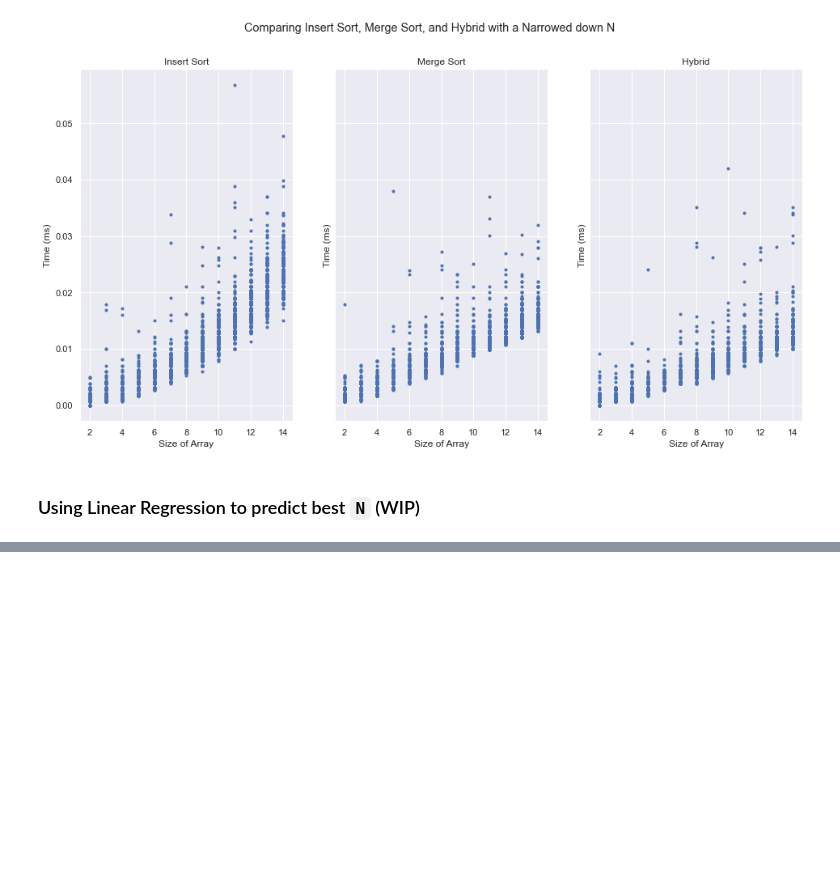
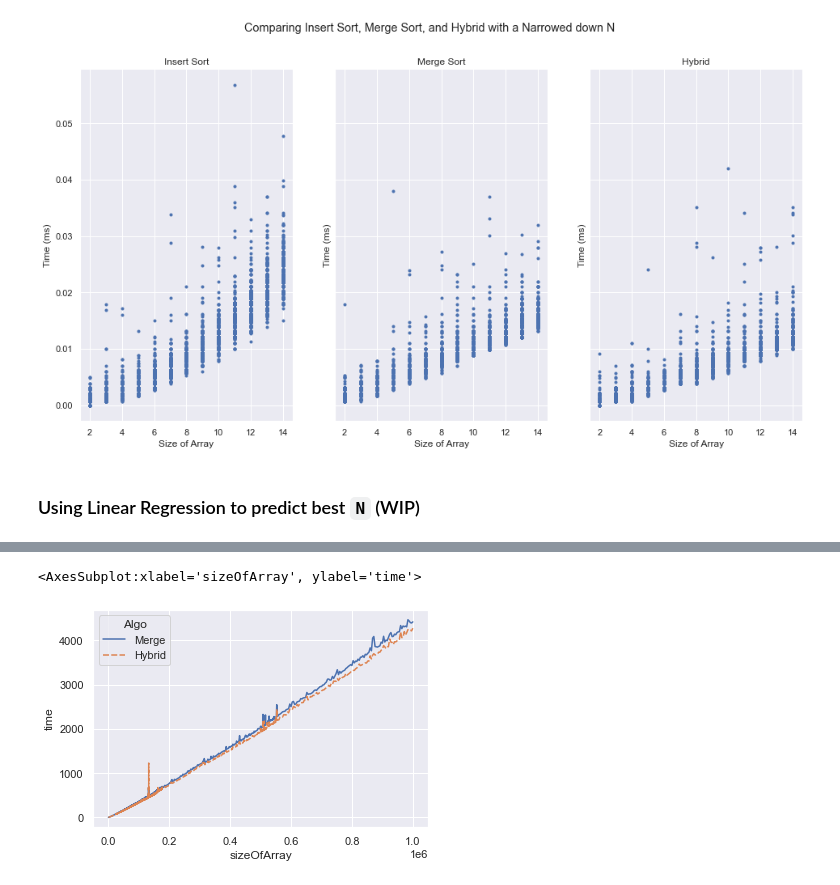
Before and after one commit to TsienJin/SC2001-Group-Projects, a Jupyter notebook: Proj1/Findings.ipynb, the cells around one changed output, grey strips where cells are left out. Cells and saved outputs as stored; diff of their text form; code cells hidden in the pictures; blank space fills up the shorter version.

```diff
--- a/Proj1/Findings.ipynb
+++ b/Proj1/Findings.ipynb
@@ -352,0 +380,3 @@ sns.lineplot(data=prediction_Data_DF, x='n', y='Time', hue='Algo', style='Algo')
+# %%
+compMerge = compareMergeHybrid[compareMergeHybrid['algo']=='merge']
+compHybrid = compareMergeHybrid[compareMergeHybrid['algo']=='hybrid']
@@ -352,0 +390,17 @@ sns.lineplot(data=prediction_Data_DF, x='n', y='Time', hue='Algo', style='Algo')
+# %%
+### Actual Data
+# Creating a new DF for merged data and stacked
+compPredColumns = ['n','Algo','time']
+
+compData = ({
+    'sizeOfArray': pd.concat([compMerge, compHybrid])['sizeOfArray'],
+    'Algo': ['Merge' for x in range(compMerge.shape[0])]+['Hybrid' for x in range(compHybrid.shape[0])],
+    'time': np.concatenate([compMerge['time'], compHybrid['time']])
+})
+
+compPlots = pd.DataFrame.from_dict(compData)
+
+sns.lineplot(data=compPlots, x='sizeOfArray', y='time', hue='Algo', style='Algo')
+# %% [output]
+<AxesSubplot:xlabel='sizeOfArray', ylabel='time'>
+[figure, added]
```
Also changed, not shown: parts of 10 cells of this notebook, 3 other files.
